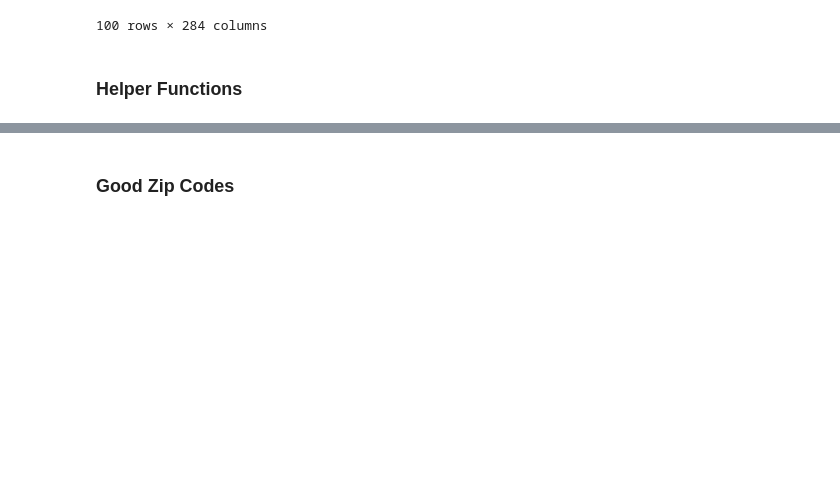
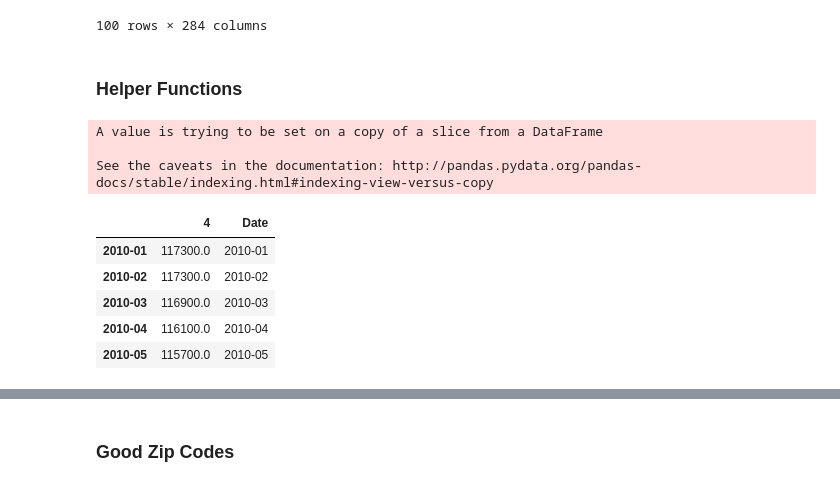
Before and after one commit to jtjones0304/zillow, a Jupyter notebook: Zillow Exploration.ipynb, the cells around one changed output, grey strips where cells are left out. Drawn from its saved outputs; the diff is of its cells as text; code cells hidden in the pictures; blank space fills up the shorter version.

```diff
--- a/Zillow Exploration.ipynb
+++ b/Zillow Exploration.ipynb
@@ -139,4 +128,16 @@ def prepare_df_for_zip(zip_code, data_set):
     data = data.transpose()
     data['Date'] = data.index
     return data[data['Date']>='2010-01'] #.add_prefix('hello')
+# %%
+prepare_df_for_zip(79936, zhvi_data).head()
+# %% [output]
+A value is trying to be set on a copy of a slice from a DataFrame
+
+See the caveats in the documentation: http://pandas.pydata.org/pandas-docs/stable/indexing.html#indexing-view-versus-copy
+|  | 4 | Date |
+| 2010-01 | 117300.0 | 2010-01 |
+| 2010-02 | 117300.0 | 2010-02 |
+| 2010-03 | 116900.0 | 2010-03 |
+| 2010-04 | 116100.0 | 2010-04 |
+| 2010-05 | 115700.0 | 2010-05 |
 # %%
```
Also changed, not shown: parts of 46 cells of this notebook.
